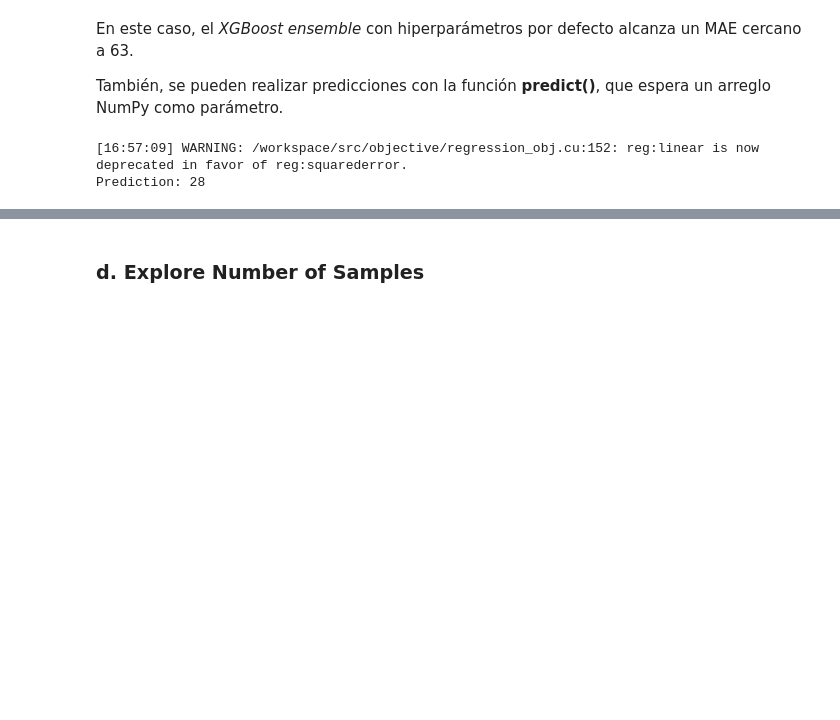
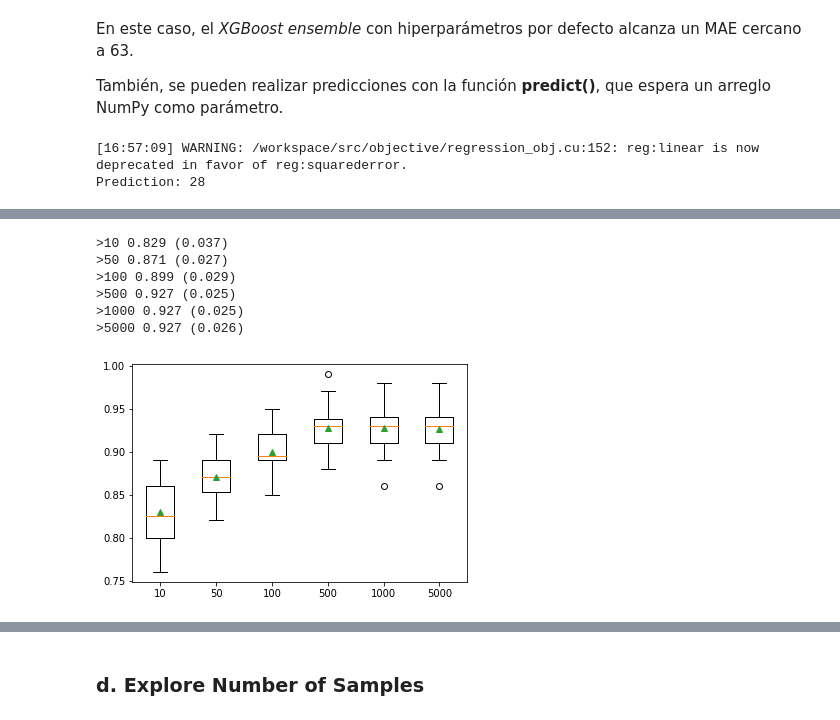
Before and after one commit to esteban062000/Big-Data-II-2021, a Jupyter notebook: practicas/practica_4/reporte_tutorial_2.ipynb, the cells around one changed output, grey strips where cells are left out. Saved outputs shown, nothing was run; the diff lists cells and outputs as text; code cells hidden in the pictures; blank space fills up the shorter version.

```diff
--- a/practicas/practica_4/reporte_tutorial_2.ipynb
+++ b/practicas/practica_4/reporte_tutorial_2.ipynb
@@ -153,0 +156,51 @@ Prediction: 28
+# %%
+# explore xgboost number of trees effect on performance
+from numpy import mean
+from numpy import std
+from sklearn.datasets import make_classification
+from sklearn.model_selection import cross_val_score
+from sklearn.model_selection import RepeatedStratifiedKFold
+from xgboost import XGBClassifier
+from matplotlib import pyplot
+
+# get the dataset
+def get_dataset():
+	X, y = make_classification(n_samples=1000, n_features=20, n_informative=15, n_redundant=5, random_state=7)
+	return X, y
+
+# get a list of models to evaluate
+def get_models():
+	models = dict()
+	trees = [10, 50, 100, 500, 1000, 5000]
+	for n in trees:
+		models[str(n)] = XGBClassifier(n_estimators=n)
+	return models
+
+# evaluate a give model using cross-validation
+def evaluate_model(model):
+	cv = RepeatedStratifiedKFold(n_splits=10, n_repeats=3, random_state=1)
+	scores = cross_val_score(model, X, y, scoring='accuracy', cv=cv, n_jobs=-1)
+	return scores
+
+# define dataset
+X, y = get_dataset()
+# get the models to evaluate
+models = get_models()
+# evaluate the models and store results
+results, names = list(), list()
+for name, model in models.items():
+	scores = evaluate_model(model)
+	results.append(scores)
+	names.append(name)
+	print('>%s %.3f (%.3f)' % (name, mean(scores), std(scores)))
+# plot model performance for comparison
+pyplot.boxplot(results, labels=names, showmeans=True)
+pyplot.show()
+# %% [output]
+>10 0.829 (0.037)
+>50 0.871 (0.027)
+>100 0.899 (0.029)
+>500 0.927 (0.025)
+>1000 0.927 (0.025)
+>5000 0.927 (0.026)
+[figure, added]
```
Also changed, not shown: parts of 13 cells of this notebook.
